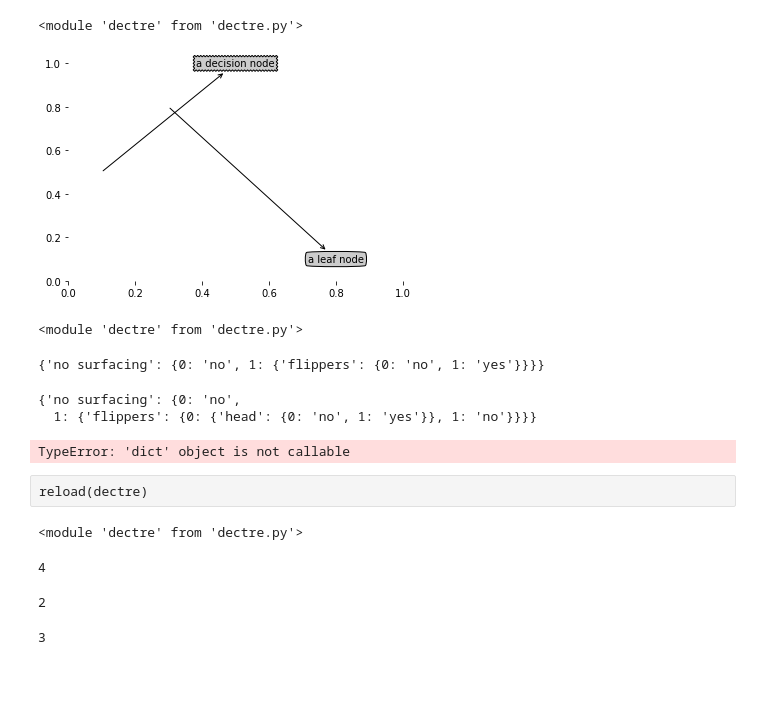
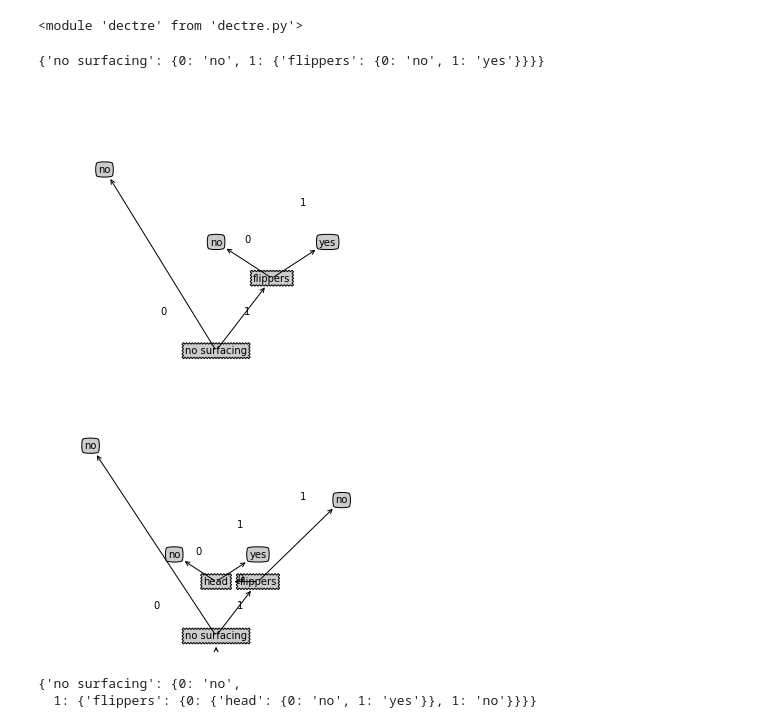
Before and after one commit to danizen/machine_learning_in_action, a Jupyter notebook: Decision Tree.ipynb, the cells around one changed output. Cells and saved outputs as stored; diff of their text form; code cells hidden in the pictures; blank space fills up the shorter version.

```diff
--- a/Decision Tree.ipynb
+++ b/Decision Tree.ipynb
@@ -5,42 +5,23 @@ import dectre
 reload(dectre)
 # %% [output]
 <module 'dectre' from 'dectre.py'>
+# %%
+atree = dectre.retrieveTree(0)
+# %%
+atree
+# %% [output]
+{'no surfacing': {0: 'no', 1: {'flippers': {0: 'no', 1: 'yes'}}}}
 # %%
-dectre.createPlot(None)
+dectre.createPlot(atree)
 # %% [output]
-[figure, old version]
+[figure, new version]
-# %%
-reload(dectre)
-# %% [output]
-<module 'dectre' from 'dectre.py'>
-# %%
-dectre.retrieveTree(0)
-# %% [output]
-{'no surfacing': {0: 'no', 1: {'flippers': {0: 'no', 1: 'yes'}}}}
-# %%
-dectre.retrieveTree(1)
-# %% [output]
-{'no surfacing': {0: 'no',
-  1: {'flippers': {0: {'head': {0: 'no', 1: 'yes'}}, 1: 'no'}}}}
-# %%
-dectre.getNumLeafs(dectre.retrieveTree(0))
-# %% [output]
-TypeError: 'dict' object is not callable
-# %% [raw]
-reload(dectre)
-# %%
-reload(dectre)
-# %% [output]
-<module 'dectre' from 'dectre.py'>
 # %%
-dectre.getNumLeafs(dectre.retrieveTree(1))
+tree2 = dectre.retrieveTree(1)
+dectre.createPlot(tree2)
 # %% [output]
-4
+[figure, added]
-# %%
-dectre.getTreeDepth(dectre.retrieveTree(0))
-# %% [output]
-2
-# %%
-dectre.getTreeDepth(dectre.retrieveTree(1))
-# %% [output]
-3
+# %%
+tree2
+# %% [output]
+{'no surfacing': {0: 'no',
+  1: {'flippers': {0: {'head': {0: 'no', 1: 'yes'}}, 1: 'no'}}}}
```
Also changed, not shown: 1 other file.
